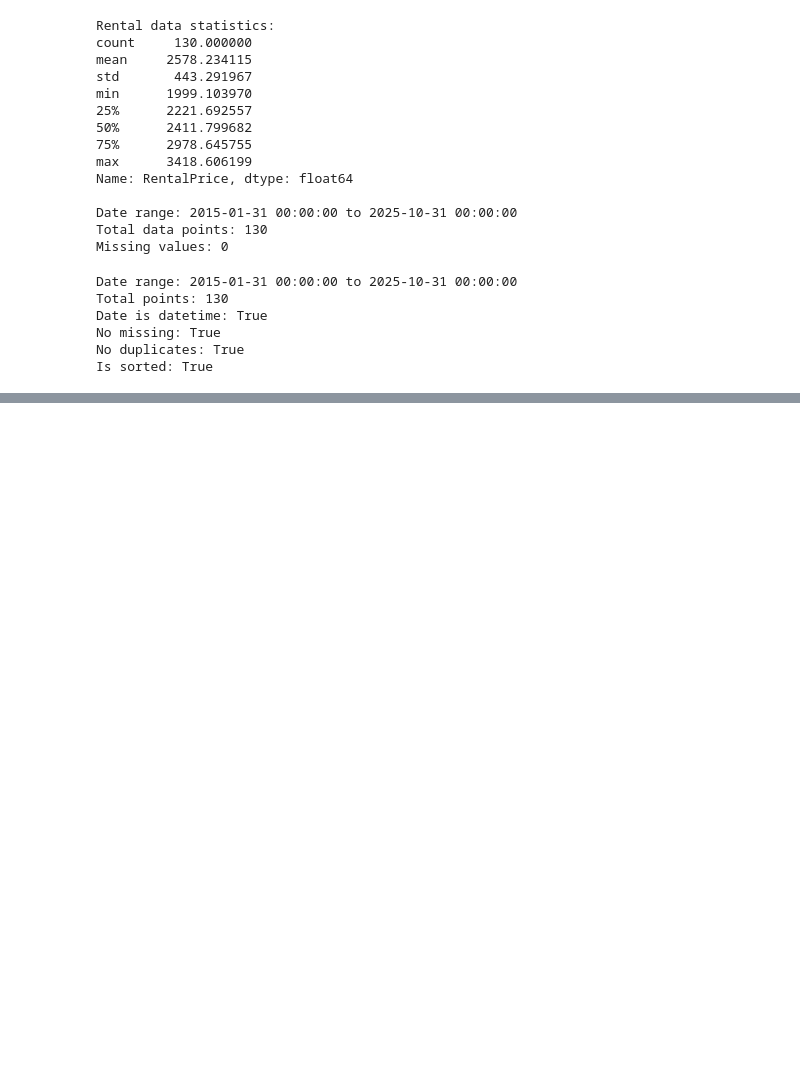
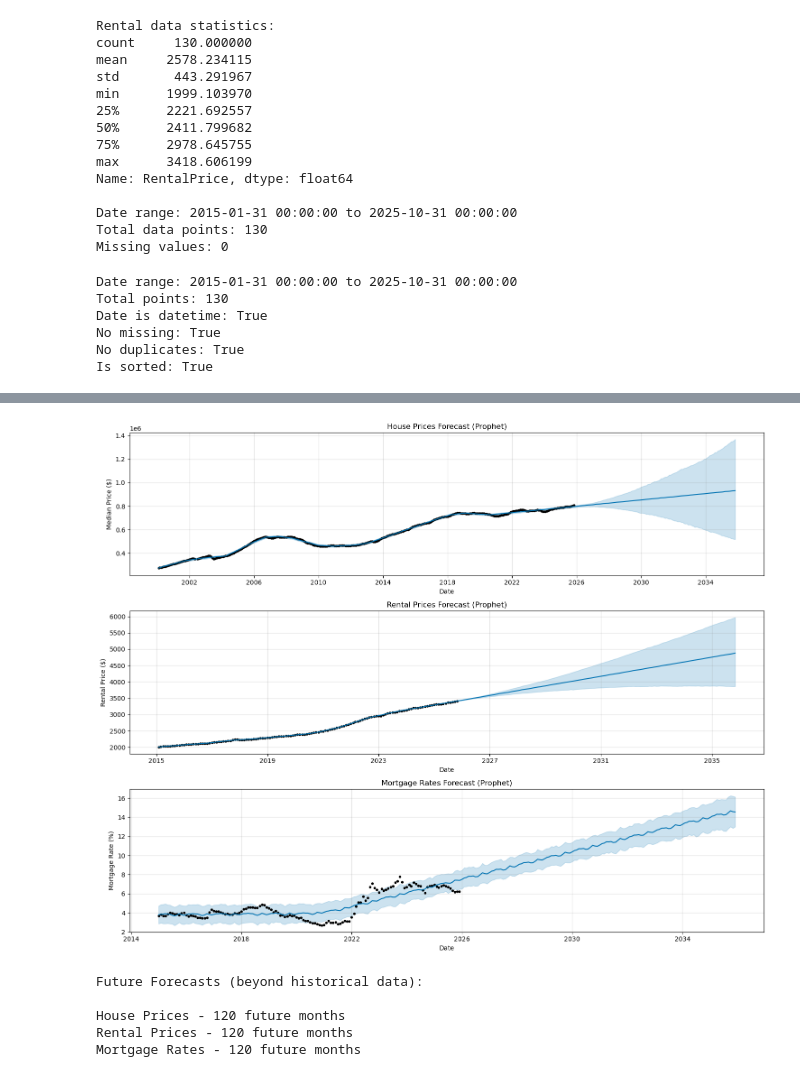
Before and after one commit to datasheng/csc46000-team-project-4727, a Jupyter notebook: notebooks/eda.ipynb, the cells around one changed output, grey strips where cells are left out. Saved outputs shown, nothing was run; the diff lists cells and outputs as text; code cells hidden in the pictures; blank space fills up the shorter version.

Commit message:
Merged and added prophet forecasting

```diff
--- a/notebooks/eda.ipynb
+++ b/notebooks/eda.ipynb
@@ -295,0 +488,18 @@ Is sorted: True
+# %%
+# Optional: Forecast mortgage rates
+mortgage_prophet = mortgage_df_monthly.reset_index().rename(columns={'Date': 'ds', 'mortgage_rate': 'y'})
+
+# Create and fit Prophet model for mortgage rates
+model_mortgage = Prophet()
+model_mortgage.fit(mortgage_prophet)
+
+# Create future dataframe (10 years forecast)
+future_mortgage = model_mortgage.make_future_dataframe(periods=120, freq='M')
+
+# Make forecast
+forecast_mortgage = model_mortgage.predict(future_mortgage)
+
+print("Mortgage Rates Forecast:")
+print(f"Forecast period: {forecast_mortgage['ds'].min()} to {forecast_mortgage['ds'].max()}")
+print(f"\nLast 5 forecasted values:")
+print(forecast_mortgage[['ds', 'yhat', 'yhat_lower', 'yhat_upper']].tail())
@@ -295,0 +519,48 @@ Is sorted: True
+# %%
+# Visualize forecasts
+fig, axes = plt.subplots(3, 1, figsize=(15, 12))
+
+# House prices forecast
+model_house.plot(forecast_house, ax=axes[0])
+axes[0].set_title('House Prices Forecast (Prophet)')
+axes[0].set_xlabel('Date')
+axes[0].set_ylabel('Median Price ($)')
+
+# Rental prices forecast
+model_rental.plot(forecast_rental, ax=axes[1])
+axes[1].set_title('Rental Prices Forecast (Prophet)')
+axes[1].set_xlabel('Date')
+axes[1].set_ylabel('Rental Price ($)')
+
+# Mortgage rates forecast
+model_mortgage.plot(forecast_mortgage, ax=axes[2])
+axes[2].set_title('Mortgage Rates Forecast (Prophet)')
+axes[2].set_xlabel('Date')
+axes[2].set_ylabel('Mortgage Rate (%)')
+
+plt.tight_layout()
+plt.show()
+# %% [output]
+[figure, added]
+# %%
+# Extract forecasted values for future dates (beyond historical data)
+# Get the last date from historical data
+last_historical_date_house = house_prices_prophet['ds'].max()
+last_historical_date_rental = rental_prices_prophet['ds'].max()
+last_historical_date_mortgage = mortgage_prophet['ds'].max()
+
+# Filter forecasts to only future dates
+forecast_house_future = forecast_house[forecast_house['ds'] > last_historical_date_house].copy()
+forecast_rental_future = forecast_rental[forecast_rental['ds'] > last_historical_date_rental].copy()
+forecast_mortgage_future = forecast_mortgage[forecast_mortgage['ds'] > last_historical_date_mortgage].copy()
+
+print("Future Forecasts (beyond historical data):")
+print(f"\nHouse Prices - {len(forecast_house_future)} future months")
+print(f"Rental Prices - {len(forecast_rental_future)} future months")
+print(f"Mortgage Rates - {len(forecast_mortgage_future)} future months")
+# %% [output]
+Future Forecasts (beyond historical data):
+
+House Prices - 120 future months
+Rental Prices - 120 future months
+Mortgage Rates - 120 future months
```
Also changed, not shown: parts of 7 cells of this notebook.
